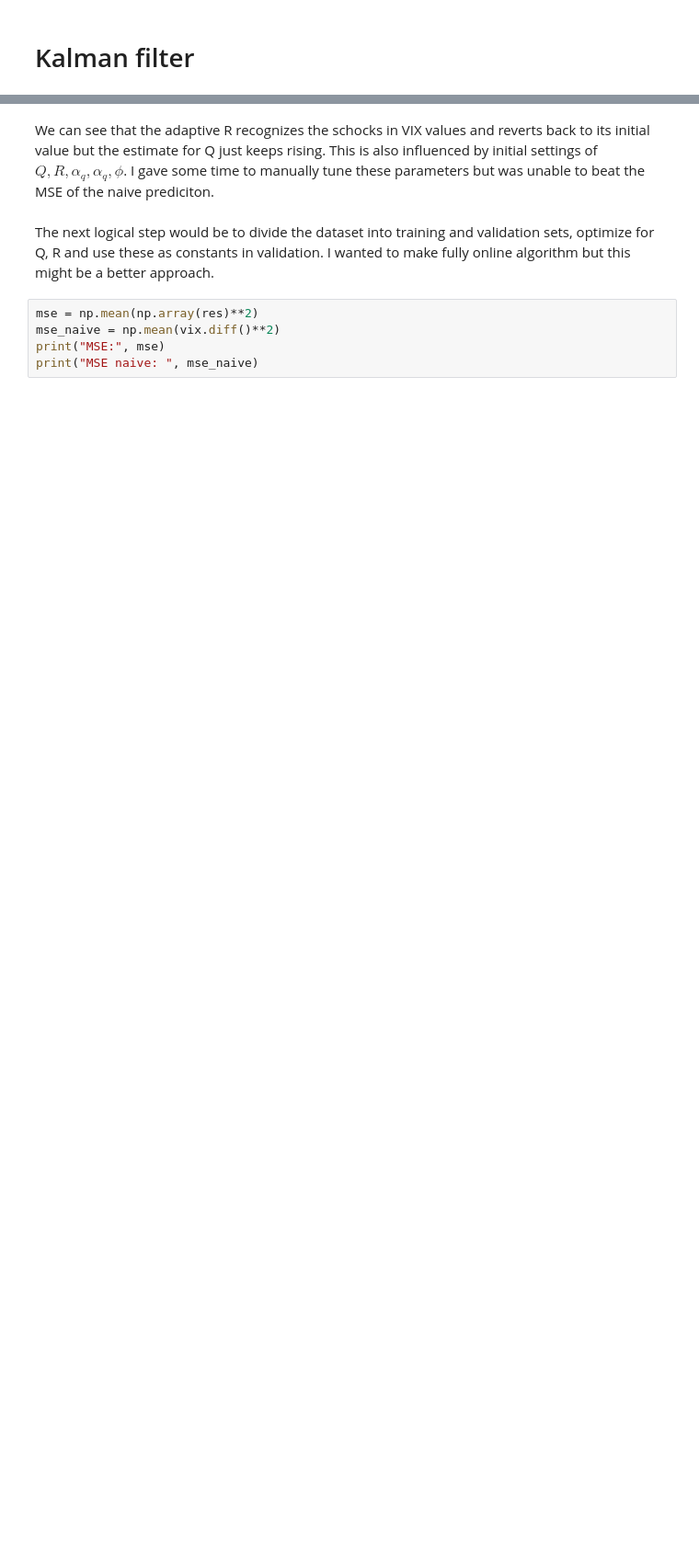
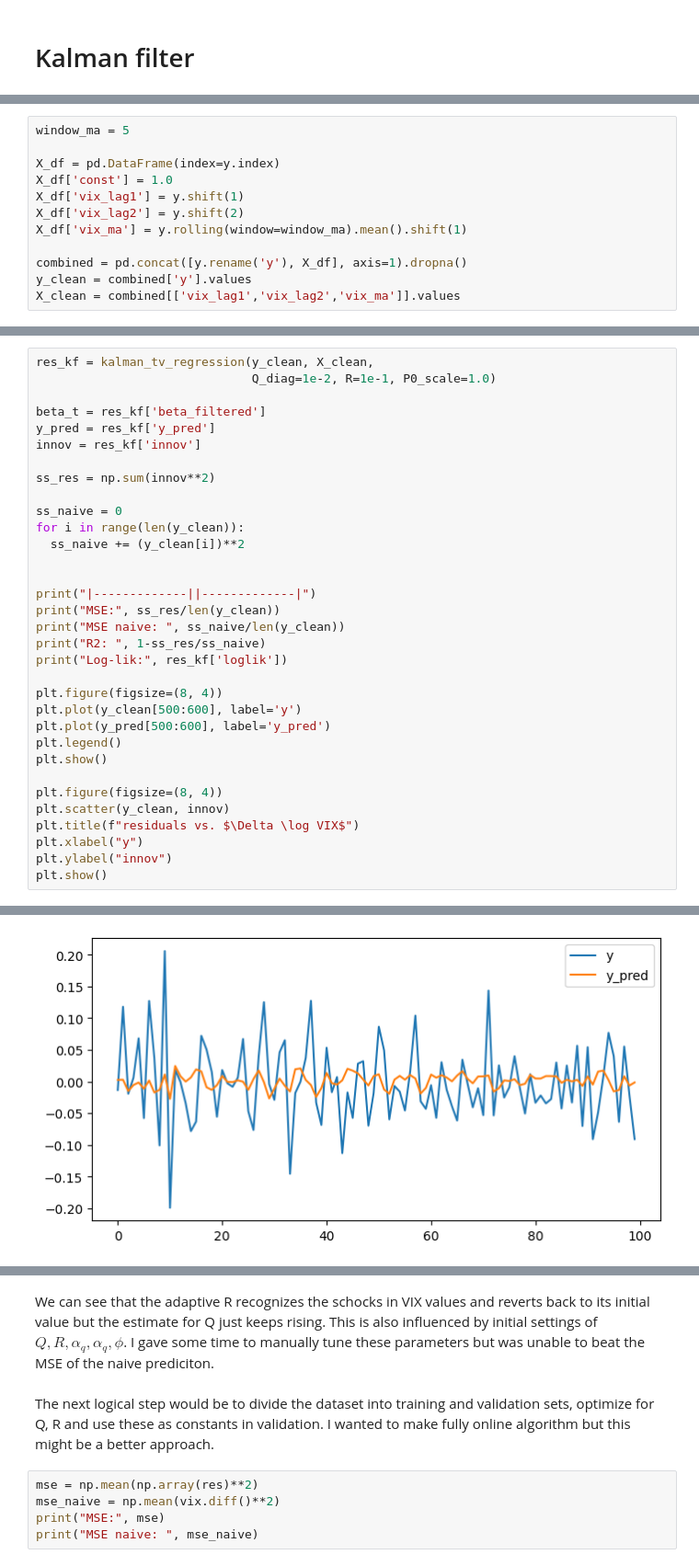
Before and after one commit to Thomasula/VIX_modeling, a Jupyter notebook: code/VIX_forecast.ipynb, the cells around one changed output, grey strips where cells are left out. Shown at 92% size. Drawn from its saved outputs; the diff is of its cells as text; blank space fills up the shorter version.

```diff
--- a/code/VIX_forecast.ipynb
+++ b/code/VIX_forecast.ipynb
@@ -524,0 +180,12 @@ Using Noise: Q=0.001000, R=0.500000
+# %%
+window_ma = 5
+
+X_df = pd.DataFrame(index=y.index)
+X_df['const'] = 1.0
+X_df['vix_lag1'] = y.shift(1)
+X_df['vix_lag2'] = y.shift(2)
+X_df['vix_ma'] = y.rolling(window=window_ma).mean().shift(1)
+
+combined = pd.concat([y.rename('y'), X_df], axis=1).dropna()
+y_clean = combined['y'].values
+X_clean = combined[['vix_lag1','vix_lag2','vix_ma']].values
@@ -524,0 +194,34 @@ Using Noise: Q=0.001000, R=0.500000
+# %%
+res_kf = kalman_tv_regression(y_clean, X_clean,
+                              Q_diag=1e-2, R=1e-1, P0_scale=1.0)
+
+beta_t = res_kf['beta_filtered']
+y_pred = res_kf['y_pred']
+innov = res_kf['innov']
+
+ss_res = np.sum(innov**2)
+
+ss_naive = 0
+for i in range(len(y_clean)):
+  ss_naive += (y_clean[i])**2
+
+
+print("|-------------||-------------|")
+print("MSE:", ss_res/len(y_clean))
+print("MSE naive: ", ss_naive/len(y_clean))
+print("R2: ", 1-ss_res/ss_naive)
+print("Log-lik:", res_kf['loglik'])
+
+plt.figure(figsize=(8, 4))
+plt.plot(y_clean[500:600], label='y')
+plt.plot(y_pred[500:600], label='y_pred')
+plt.legend()
+plt.show()
+
+plt.figure(figsize=(8, 4))
+plt.scatter(y_clean, innov)
+plt.title(f"residuals vs. $\Delta \log VIX$")
+plt.xlabel("y")
+plt.ylabel("innov")
+plt.show()
+# %% [output]
@@ -524,0 +233 @@ Using Noise: Q=0.001000, R=0.500000
+[figure, added]
```
Also changed, not shown: parts of 70 cells of this notebook.
